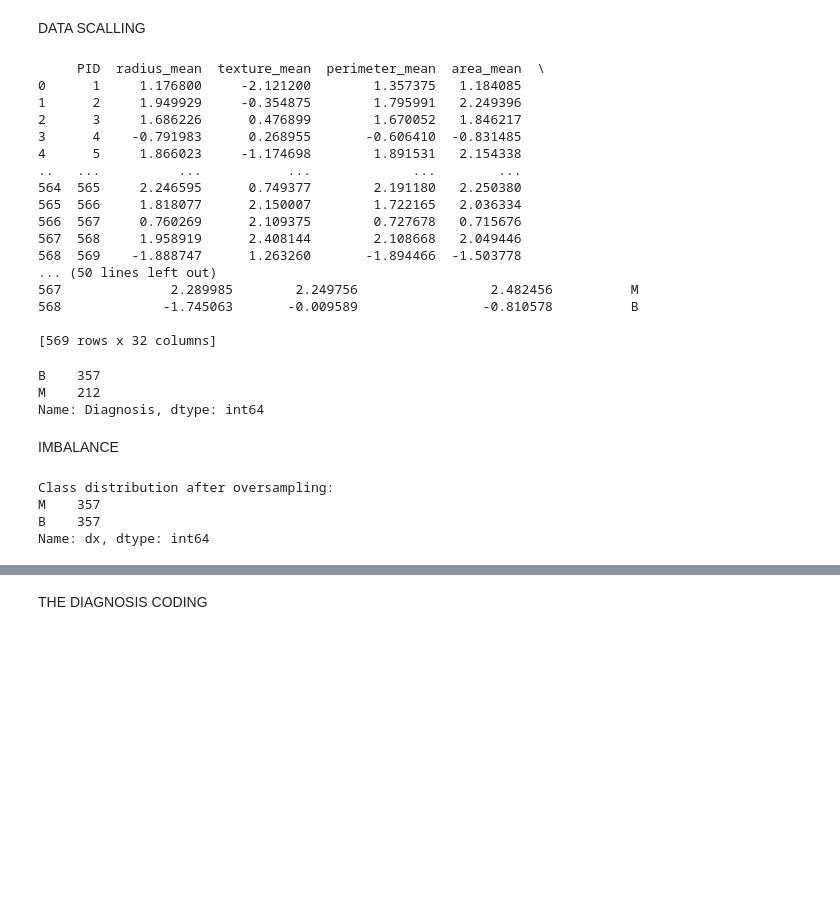
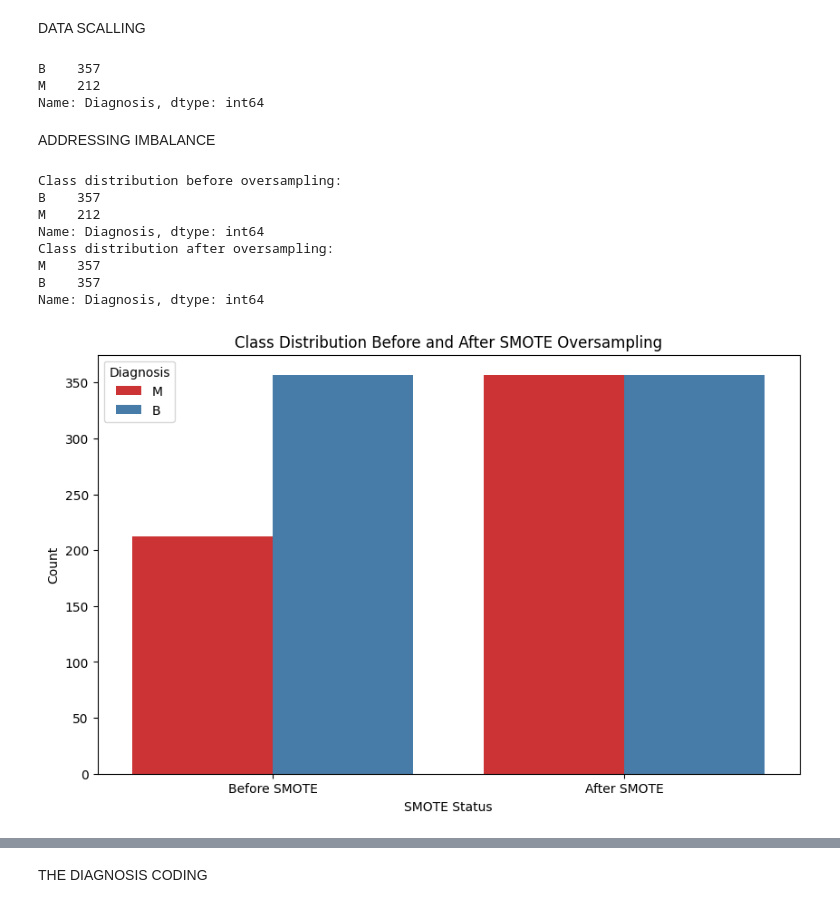
Before and after one commit to mohandaz/HIA-303-Project, a Jupyter notebook: HIA_303.ipynb, the cells around one changed output, grey strips where cells are left out. Cells and saved outputs as stored; diff of their text form; code cells hidden in the pictures; blank space fills up the shorter version.

```diff
--- a/HIA_303.ipynb
+++ b/HIA_303.ipynb
@@ -450,22 +445,18 @@ plt.show()
 OUTLIERS CORRECTION
 # %%
 # Create a copy of the original DataFrame
-bca_corrected = bca.copy()
-
-# Specify the range of columns you want to process (e.g., columns 2 to 31)
+bca_capped = bca.copy()
 start_column = 1
 end_column = 31
 
 # Iterate over each variable in columns start_column to end_column
-for column in bca_corrected.columns[start_column:end_column + 1]:
+for column in bca_capped.columns[start_column:end_column + 1]:
     # Check if the column contains numeric data
-    if pd.api.types.is_numeric_dtype(bca_corrected[column]):
-        q1, q3 = bca_corrected[column].quantile([0.25, 0.75])
+    if pd.api.types.is_numeric_dtype(bca_capped[column]):
+        q1 = bca[column].quantile(0.25)
+        q3 = bca[column].quantile(0.75)
         iqr = q3 - q1
         lower_bound, upper_bound = q1 - 1.5 * iqr, q3 + 1.5 * iqr
 
-        # Replace values above the upper bound with the upper bound value
-        bca_corrected[column] = np.where(bca_corrected[column] > upper_bound, upper_bound, bca_corrected[column])
-
-        # Replace values below the lower bound with the lower bound value
-        bca_corrected[column] = np.where(bca_corrected[column] < lower_bound, lower_bound, bca_corrected[column])
+        # Cap values above the upper bound to the upper bound value
+        bca_capped[column] = np.clip(bca_capped[column], lower_bound, upper_bound)
@@ -492,7 +477,7 @@ DATA SCALLING
 # %%
 
 # Create a copy of the DataFrame for feature scaling
-bca_scale = bca_corrected.copy()
+bca_capped_scaled = bca_capped.copy()
 
 # Select only the numeric columns for feature scaling
 numeric_columns = bca_scale.select_dtypes(include='number').columns
@@ -503,28 +488,5 @@ scaler = StandardScaler()
 
 # Perform feature scaling on selected columns
 bca_scale[columns_to_scale] = scaler.fit_transform(bca_scale[columns_to_scale])
-# %%
-print(bca_scale)
-# Save the scaled DataFrame to a CSV file
-csv_filename_scaled = '/content/bca_scale.csv'
-bca_scale.to_csv(csv_filename_scaled, index=False)
-# %% [output]
-     PID  radius_mean  texture_mean  perimeter_mean  area_mean  \
-0      1     1.176800     -2.121200        1.357375   1.184085
-1      2     1.949929     -0.354875        1.795991   2.249396
-2      3     1.686226      0.476899        1.670052   1.846217
-3      4    -0.791983      0.268955       -0.606410  -0.831485
-4      5     1.866023     -1.174698        1.891531   2.154338
-..   ...          ...           ...             ...        ...
-564  565     2.246595      0.749377        2.191180   2.250380
-565  566     1.818077      2.150007        1.722165   2.036334
-566  567     0.760269      2.109375        0.727678   0.715676
-567  568     1.958919      2.408144        2.108668   2.049446
-568  569    -1.888747      1.263260       -1.894466  -1.503778
-... (50 lines left out)
-567              2.289985        2.249756                 2.482456          M
-568             -1.745063       -0.009589                -0.810578          B
-
-[569 rows x 32 columns]
 # %%
 # Count the number of malignant (1) and benign (0) values in the 'dx' column
@@ -536,30 +498,44 @@ print(dx_counts)
 B    357
 M    212
 Name: Diagnosis, dtype: int64
-# %% [markdown]
-IMBALANCE
+# %% [markdown]
+ADDRESSING IMBALANCE
 # %%
-# Create a copy of the DataFrame for feature scaling
-bca_balanced = bca_scale.copy()
-
 # Separate features and target variable
-X = bca_balanced.drop('Diagnosis', axis=1)
-y = bca_balanced['Diagnosis']
+X = bca_capped_scaled.drop('Diagnosis', axis=1)
+y = bca_capped_scaled['Diagnosis']
 
 # SMOTE
 smote = SMOTE(random_state=43)
 
 # Fit and apply SMOTE on the dataset
 X_resampled, y_resampled = smote.fit_resample(X, y)
 
 # Combine the resampled data into a new DataFrame
-bca_resampled = pd.concat([pd.DataFrame(X_resampled, columns=X.columns), pd.Series(y_resampled, name='dx')], axis=1)
+bca_capped_scaled_balanced = pd.concat([pd.DataFrame(X_resampled, columns=X.columns), pd.Series(y_resampled, name='Diagnosis')], axis=1)
 
 # Display the class distribution after oversampling
+print("Class distribution before oversampling:")
+print(bca_capped_scaled['Diagnosis'].value_counts())
+
 print("Class distribution after oversampling:")
-print(bca_resampled['dx'].value_counts())
+print(bca_capped_scaled_balanced['Diagnosis'].value_counts())
+
+plt.figure(figsize=(10, 6))
+sns.countplot(x='Source', data=pd.concat([bca_capped_scaled.assign(Source='Before SMOTE'), bca_capped_scaled_balanced.assign(Source='After SMOTE')]),
+              hue='Diagnosis', palette='Set1')
+plt.title('Class Distribution Before and After SMOTE Oversampling')
+plt.xlabel('SMOTE Status')
+plt.ylabel('Count')
+plt.legend(title='Diagnosis')
+plt.show()
 # %% [output]
+Class distribution before oversampling:
+B    357
+M    212
+Name: Diagnosis, dtype: int64
 Class distribution after oversampling:
 M    357
 B    357
-Name: dx, dtype: int64
+Name: Diagnosis, dtype: int64
+[figure, added]
```
Also changed, not shown: parts of 18 cells of this notebook.
